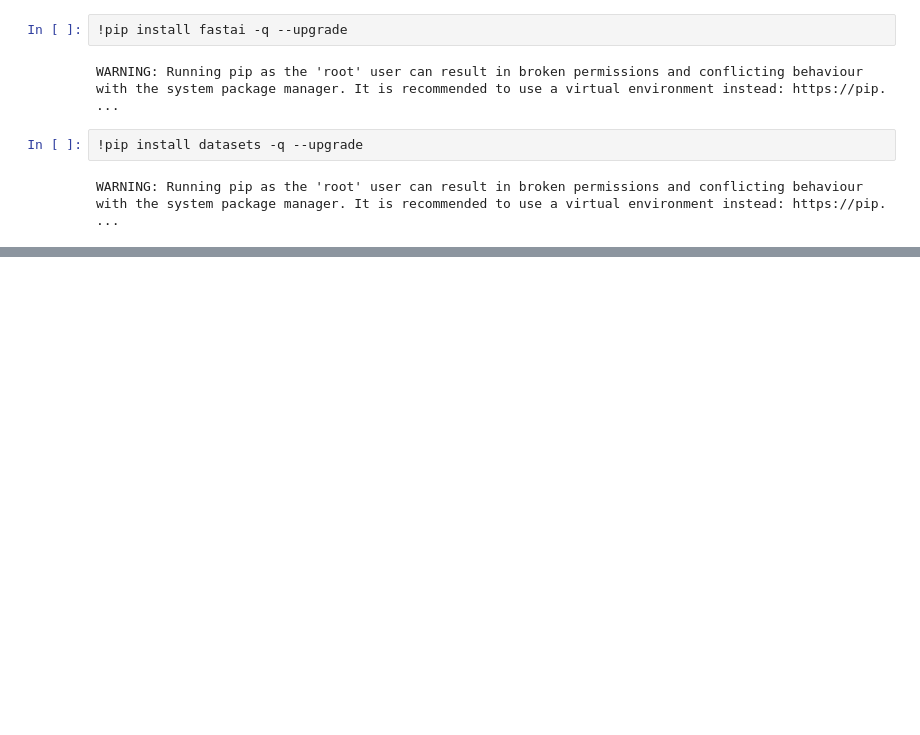
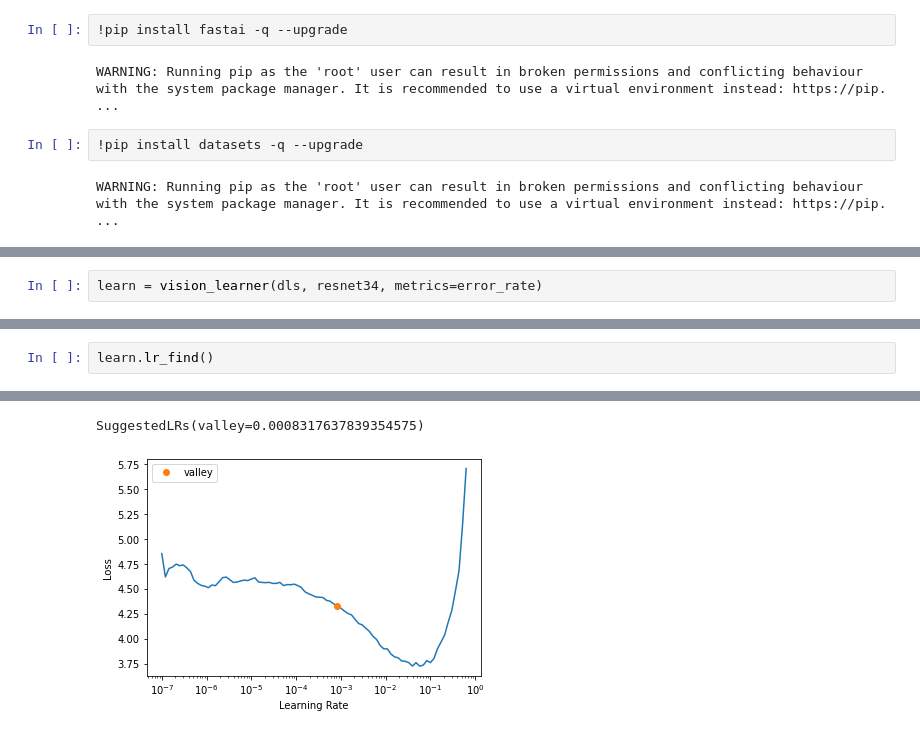
Before and after one commit to vp-82/document-processing-demo, a Jupyter notebook: 02_large_dataset_simple_baseline_model.ipynb, the cells around one changed output, grey strips where cells are left out. Saved outputs shown, nothing was run; the diff lists cells and outputs as text; blank space fills up the shorter version.

```diff
--- a/02_large_dataset_simple_baseline_model.ipynb
+++ b/02_large_dataset_simple_baseline_model.ipynb
@@ -14,0 +67,2 @@ Downloading and preparing dataset rvl_cdip/default to /root/.cache/huggingface/d
+# %%
+learn = vision_learner(dls, resnet34, metrics=error_rate)
@@ -14,0 +71,3 @@ Downloading and preparing dataset rvl_cdip/default to /root/.cache/huggingface/d
+# %%
+learn.lr_find()
+# %% [output]
@@ -14,0 +75,2 @@ Downloading and preparing dataset rvl_cdip/default to /root/.cache/huggingface/d
+SuggestedLRs(valley=0.0008317637839354575)
+[figure, added]
```
Also changed, not shown: parts of 20 cells of this notebook, 1 other file.
